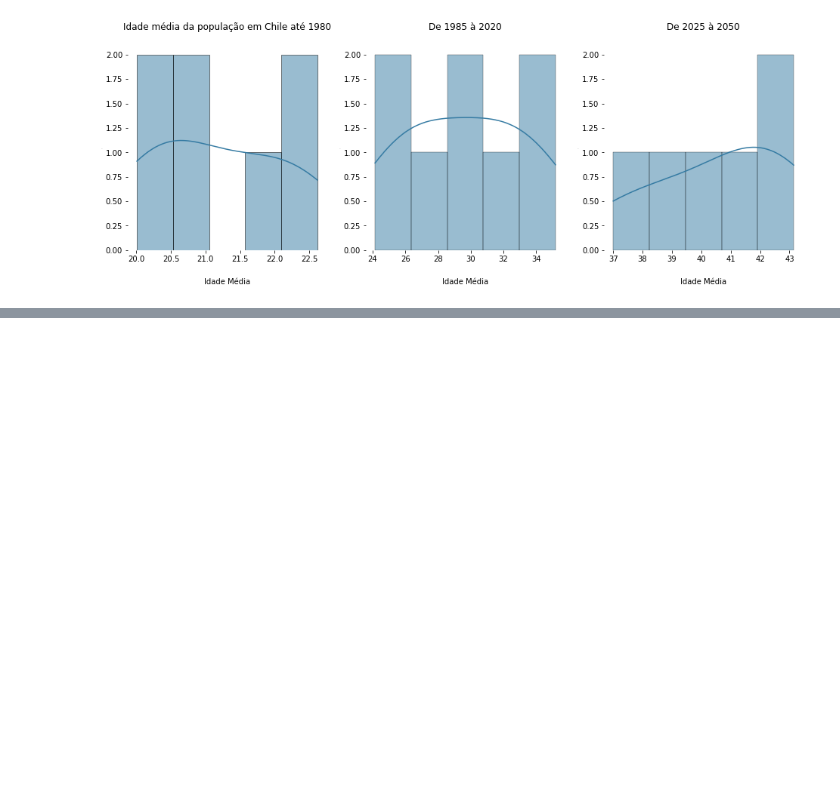
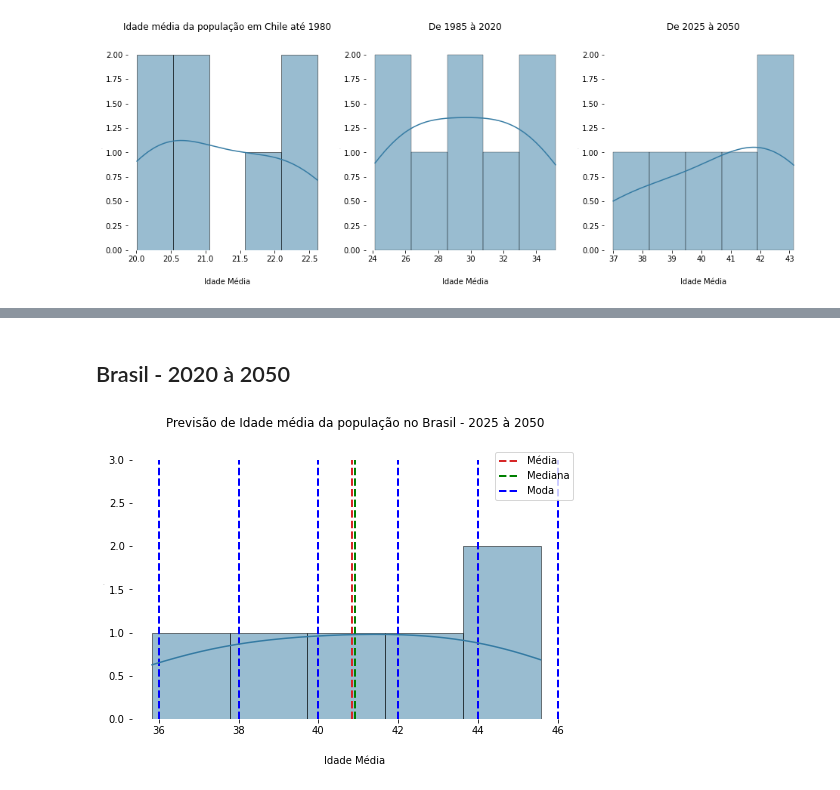
Before and after one commit to daianeklein/Space-Data, a Jupyter notebook: assimetria-idade.ipynb, the cells around one changed output, grey strips where cells are left out. Cells and saved outputs as stored; diff of their text form; code cells hidden in the pictures; blank space fills up the shorter version.

```diff
--- a/assimetria-idade.ipynb
+++ b/assimetria-idade.ipynb
@@ -262,0 +341,28 @@ for p in paises:
+# %% [markdown]
+## Brasil - 2020 à 2050
+# %%
+plt.figure(figsize=(8,5))
+
+sns.histplot(data = df[(df['Country'] == 'Brazil') & (df['year'].isin(ano3))],   bins = 5, kde = True,
+                 linewidth = 0.5, palette = 'mako')
+sns.despine(bottom=True, left=True)
+plt.title('Previsão de Idade média da população no Brasil - 2025 à 2050', pad = 20)
+plt.xlabel('Year', labelpad=20)
+plt.xlabel('Idade Média', labelpad=20)
+plt.ylabel([],fontsize=0)
+
+plt.vlines(x=(df[(df['Country'] == 'Brazil') & (df['year'].isin(ano3))].mean()['idade_media']),
+           linewidth=2, color='#d62728', ymin=0, ymax=3, linestyle='--',
+                label = 'Média')
+
+plt.vlines(x=(df[(df['Country'] == 'Brazil') & (df['year'].isin(ano3))].median()['idade_media']),
+           linewidth=2, color='green', ymin=0, ymax=3, linestyle='--',
+                label = 'Mediana')
+
+plt.vlines(x=(df[(df['Country'] == 'Brazil') & (df['year'].isin(ano3))])['idade_media'].round(0).mode(),
+           linewidth=2, color='blue', ymin=0, ymax=3, linestyle='--',
+                label = 'Moda')
+
+plt.legend();
+# %% [output]
+[figure, added]
```
Also changed, not shown: parts of 11 cells of this notebook.
